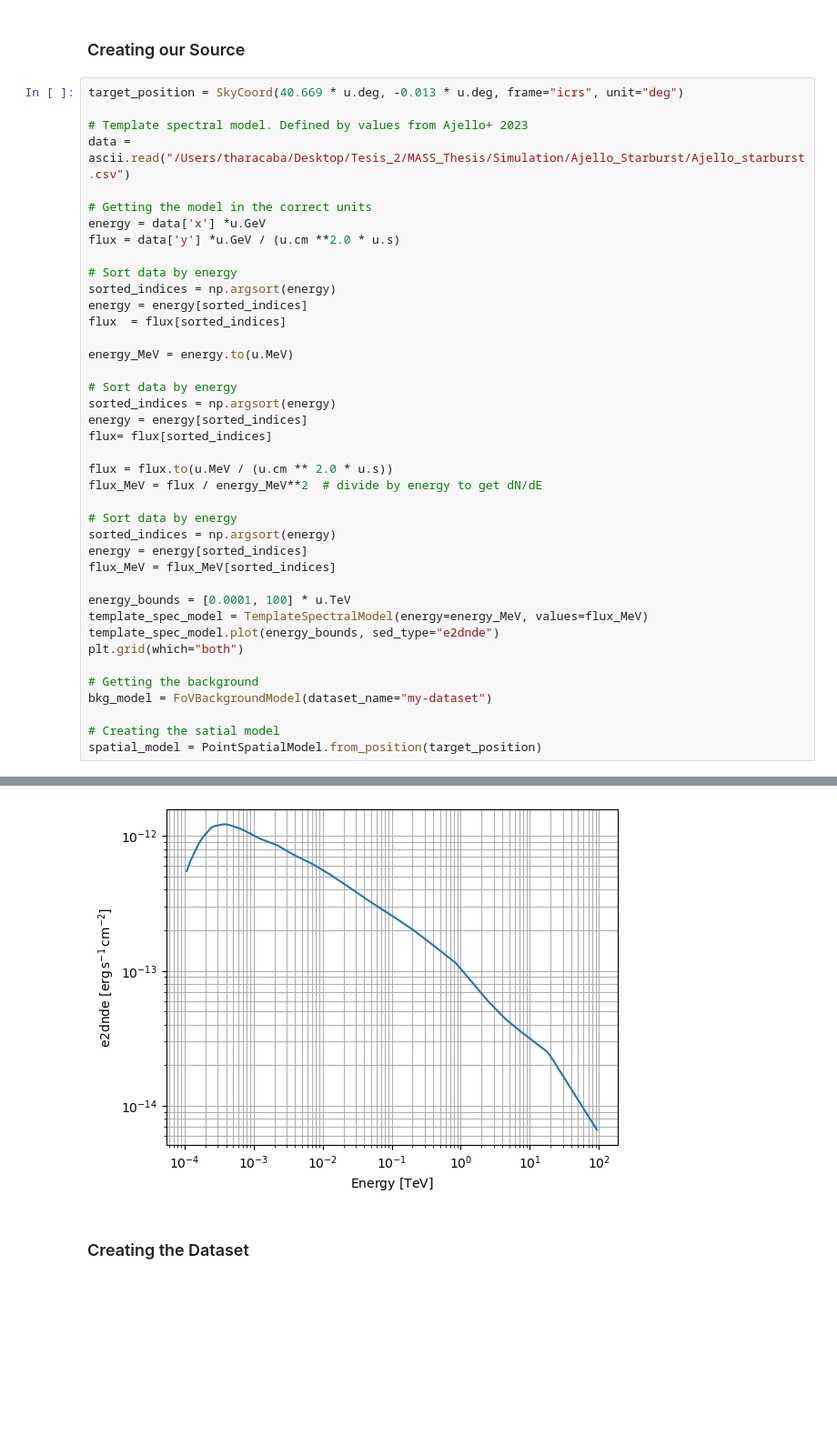
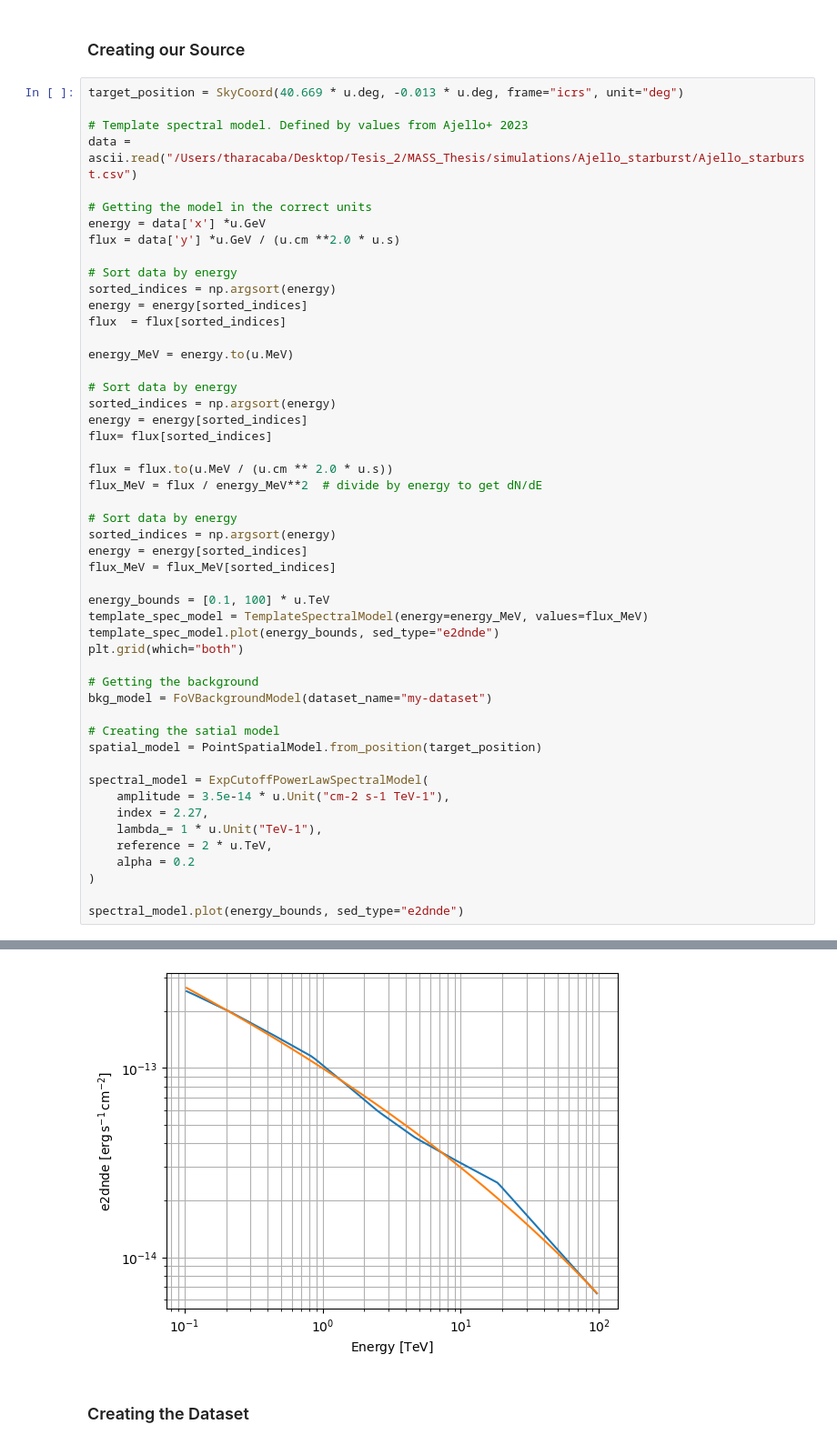
Before and after one commit to tcaba2/MASS_Thesis, a Jupyter notebook: simulations/Ajello_starburst/NGC1068_sim_Ajello.ipynb, the cells around one changed output, grey strips where cells are left out. Shown at 91% size. Cells and saved outputs as stored; diff of their text form; blank space fills up the shorter version.

```diff
--- a/simulations/Ajello_starburst/NGC1068_sim_Ajello.ipynb
+++ b/simulations/Ajello_starburst/NGC1068_sim_Ajello.ipynb
@@ -39,7 +39,7 @@ We can simulate the same sources for a number of observations, where the startin
 target_position = SkyCoord(40.669 * u.deg, -0.013 * u.deg, frame="icrs", unit="deg")
 
 # Template spectral model. Defined by values from Ajello+ 2023
-data = ascii.read("/Users/tharacaba/Desktop/Tesis_2/MASS_Thesis/Simulation/Ajello_Starburst/Ajello_starburst.csv")
+data = ascii.read("/Users/tharacaba/Desktop/Tesis_2/MASS_Thesis/simulations/Ajello_starburst/Ajello_starburst.csv")
 
 # Getting the model in the correct units
 energy = data['x'] *u.GeV
@@ -65,7 +65,7 @@ sorted_indices = np.argsort(energy)
 energy = energy[sorted_indices]
 flux_MeV = flux_MeV[sorted_indices]
 
-energy_bounds = [0.0001, 100] * u.TeV
+energy_bounds = [0.1, 100] * u.TeV
 template_spec_model = TemplateSpectralModel(energy=energy_MeV, values=flux_MeV)
 template_spec_model.plot(energy_bounds, sed_type="e2dnde")
 plt.grid(which="both")
@@ -75,4 +75,14 @@ bkg_model = FoVBackgroundModel(dataset_name="my-dataset")
 
 # Creating the satial model
 spatial_model = PointSpatialModel.from_position(target_position)
+
+spectral_model = ExpCutoffPowerLawSpectralModel(
+    amplitude = 3.5e-14 * u.Unit("cm-2 s-1 TeV-1"),
+    index = 2.27,
+    lambda_= 1 * u.Unit("TeV-1"),
+    reference = 2 * u.TeV,
+    alpha = 0.2
+)
+
+spectral_model.plot(energy_bounds, sed_type="e2dnde")
 # %% [output]
@@ -79,4 +90,4 @@ spatial_model = PointSpatialModel.from_position(target_position)
-[figure, old version]
+[figure, new version]
 # %% [markdown]
 ### Creating the Dataset
 # %%
```
Also changed, not shown: parts of 1 cell of this notebook, 2 other files.
